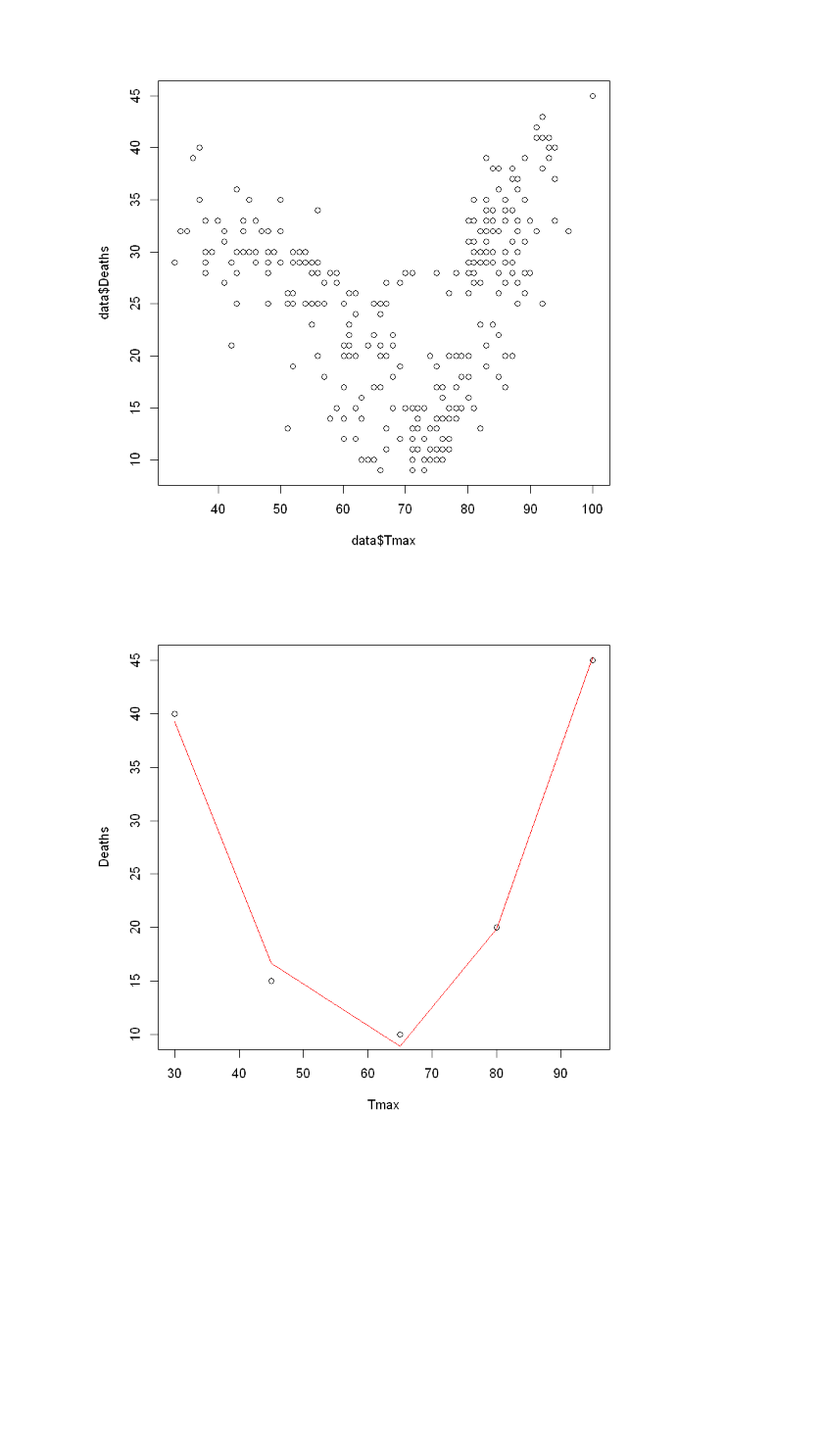
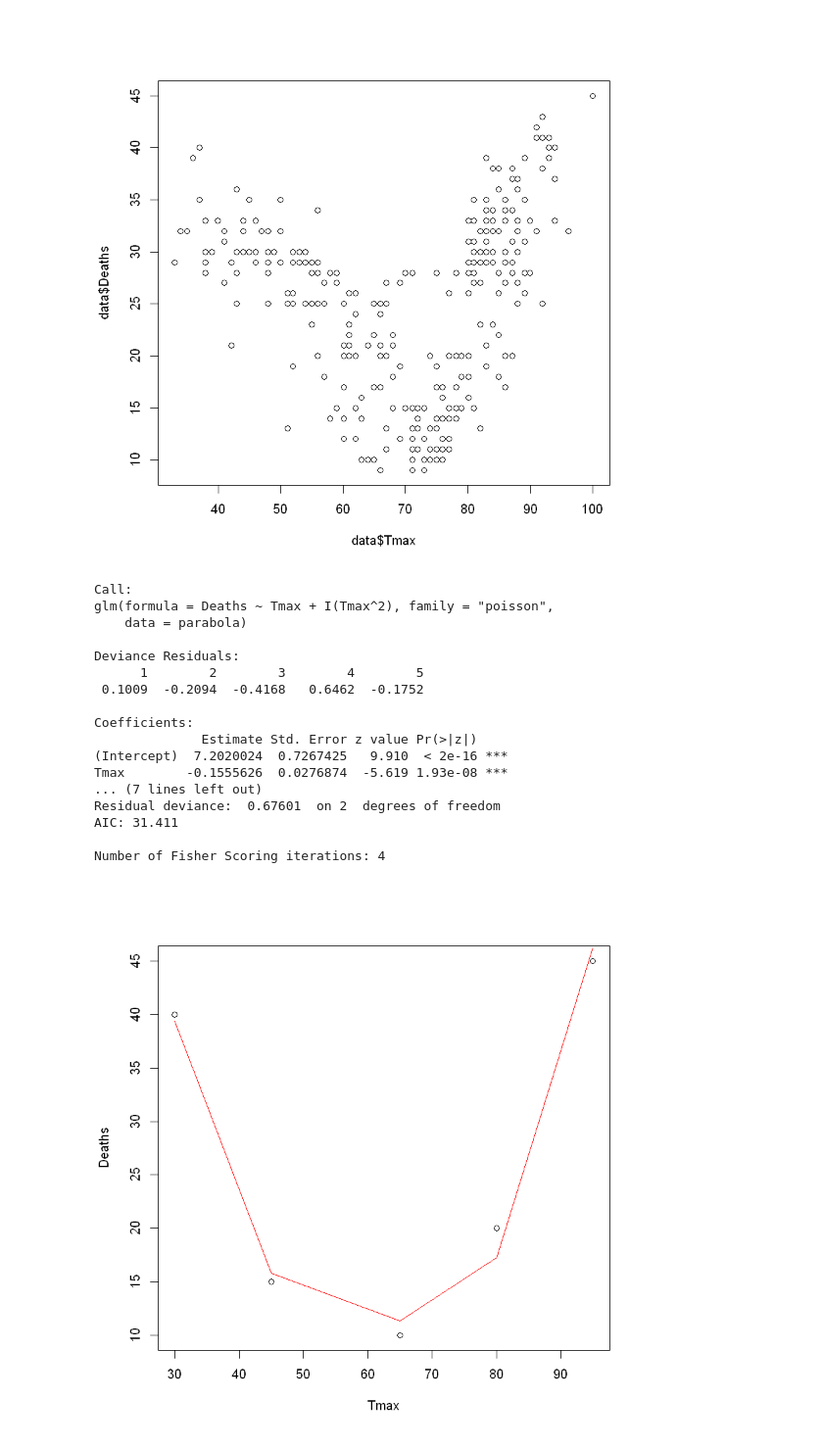
Before and after one commit to ginaliqili/appm6900, a Jupyter notebook: sample_data/Working with Sample Heat and Health Data (Nov 6, 2018).ipynb, the cells around one changed output. Shown at 98% size. Cells and saved outputs as stored; diff of their text form; code cells hidden in the pictures; blank space fills up the shorter version.

```diff
--- a/sample_data/Working with Sample Heat and Health Data (Nov 6, 2018).ipynb
+++ b/sample_data/Working with Sample Heat and Health Data (Nov 6, 2018).ipynb
@@ -43,9 +43,28 @@ GCV = 26.101  Scale est. = 24.704    n = 318
 # %%
 # I made a few date points here that represent x,y coordinates of a parabola
 # basic representative of what the exposure response curve should look like
 # I modeled this and then used the model formula to generate deaths
 parabola <- data.frame("Tmax" = c(30, 45, 65, 80, 95), "Deaths" = c(40, 15, 10, 20, 45))
+m2 <- glm(Deaths~Tmax + I(Tmax^2), data=parabola, family="poisson")
+summary(m2)
 plot(parabola)
-lines(fitted(mod2) ~ Tmax, data = parabola, col = "red")
+lines(fitted(m2) ~ Tmax, data = parabola, col = "red")
 # %% [output]
+Call:
+glm(formula = Deaths ~ Tmax + I(Tmax^2), family = "poisson",
+    data = parabola)
+
+Deviance Residuals:
+      1        2        3        4        5
+ 0.1009  -0.2094  -0.4168   0.6462  -0.1752
+
+Coefficients:
+              Estimate Std. Error z value Pr(>|z|)
+(Intercept)  7.2020024  0.7267425   9.910  < 2e-16 ***
+Tmax        -0.1555626  0.0276874  -5.619 1.93e-08 ***
+... (7 lines left out)
+Residual deviance:  0.67601  on 2  degrees of freedom
+AIC: 31.411
+
+Number of Fisher Scoring iterations: 4
-[figure, old version]
+[figure, new version]
```
Also changed, not shown: parts of 7 cells of this notebook.
